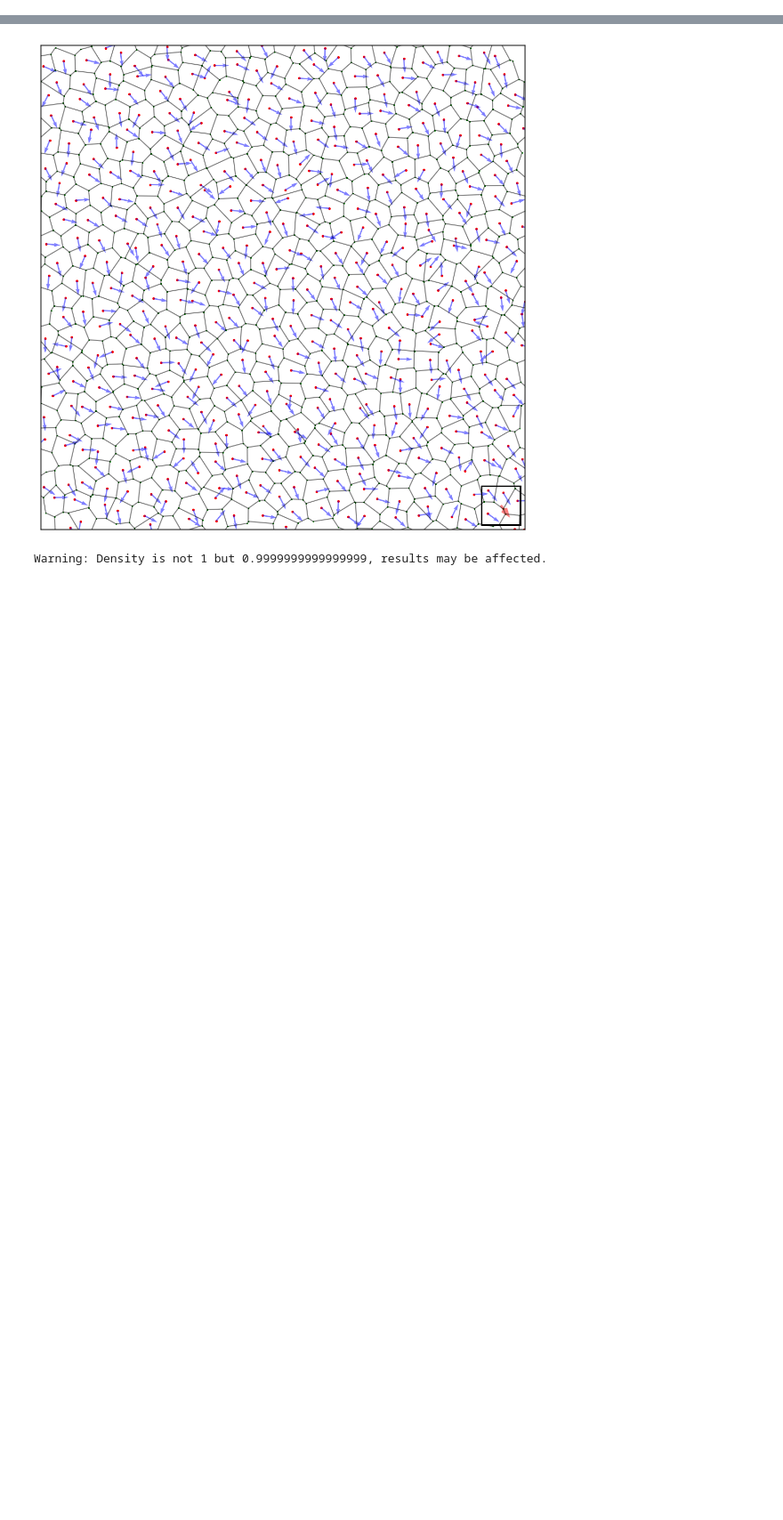
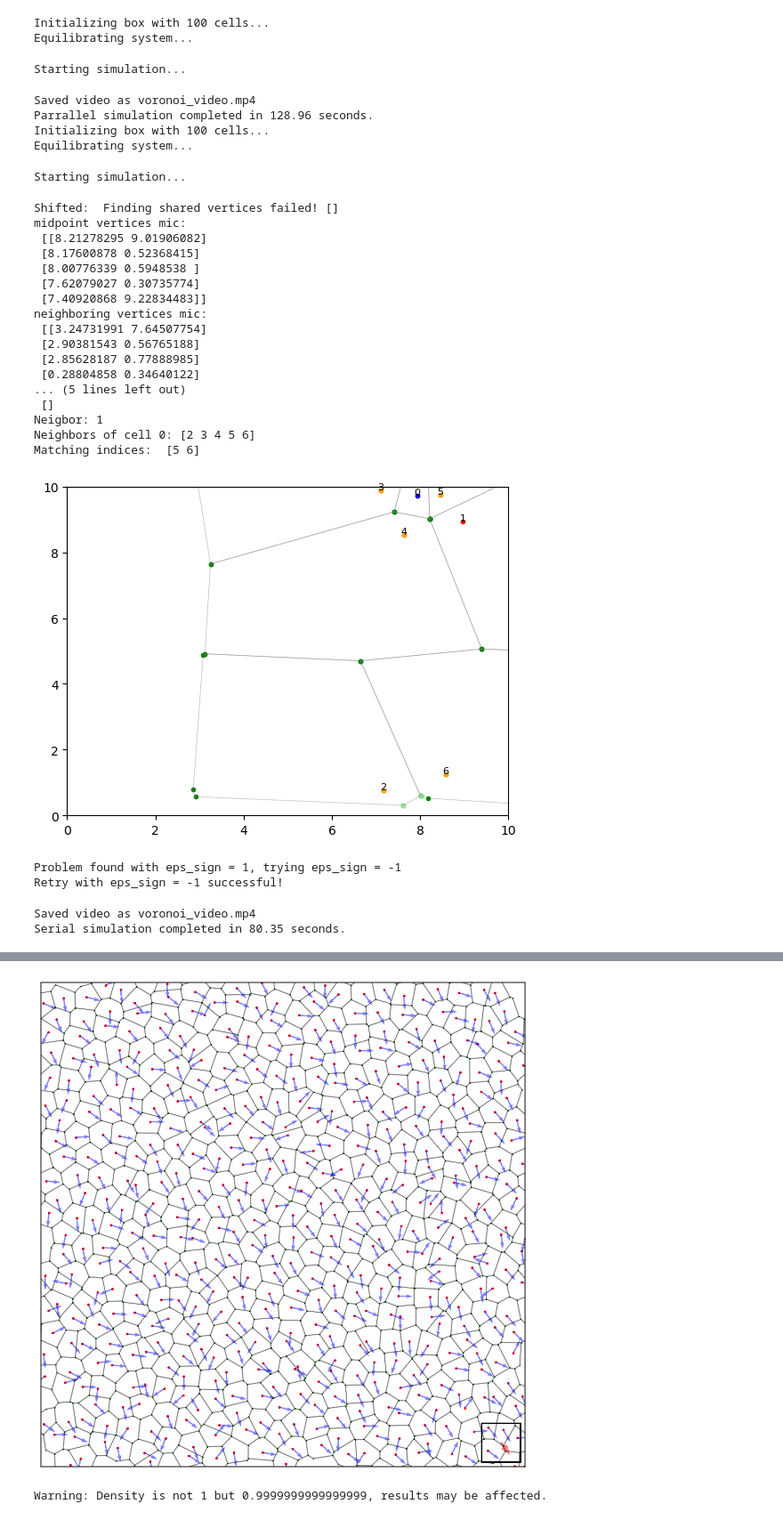
Before and after one commit to benjaminlaier/spv-simulation, a Jupyter notebook: test.ipynb, the cells around one changed output, grey strips where cells are left out. Shown at 89% size. Saved outputs shown, nothing was run; the diff lists cells and outputs as text; code cells hidden in the pictures; blank space fills up the shorter version.

Commit message:
Parallelization the second but now its actually all

```diff
--- a/test.ipynb
+++ b/test.ipynb
@@ -30 +30,41 @@ from simulation import (
 )
+# %%
+starttime = perf_counter()
+simulation_loop(N = 100, phi = 1.0, dt = 0.01, T = 2, P_0 = 3.8, J = 0.00, run = 'test_fast', equi_steps = 0, plot = False, save_interval = 50, load_run = None, n_jobs = -1, use_parallel = True)
+endtime = perf_counter()
+print(f"Parrallel simulation completed in {endtime - starttime:.2f} seconds.")
+starttime = perf_counter()
+simulation_loop(N = 100, phi = 1.0, dt = 0.01, T = 2, P_0 = 3.8, J = 0.00, run = 'test_serial', equi_steps = 0, plot = False, save_interval = 50, load_run = None, n_jobs = -1, use_parallel = False)
+endtime = perf_counter()
+print(f"Serial simulation completed in {endtime - starttime:.2f} seconds.")
+# %% [output]
+Initializing box with 100 cells...
+Equilibrating system...
+Starting simulation...
+Saved video as voronoi_video.mp4
+Parrallel simulation completed in 128.96 seconds.
+Initializing box with 100 cells...
+Equilibrating system...
+Starting simulation...
+Shifted:  Finding shared vertices failed! []
+midpoint vertices mic:
+ [[8.21278295 9.01906082]
+ [8.17600878 0.52368415]
+ [8.00776339 0.5948538 ]
+ [7.62079027 0.30735774]
+ [7.40920868 9.22834483]]
+neighboring vertices mic:
+ [[3.24731991 7.64507754]
+ [2.90381543 0.56765188]
+ [2.85628187 0.77888985]
+ [0.28804858 0.34640122]
+... (5 lines left out)
+ []
+Neigbor: 1
+Neighbors of cell 0: [2 3 4 5 6]
+Matching indices:  [5 6]
+[figure, added]
+Problem found with eps_sign = 1, trying eps_sign = -1
+Retry with eps_sign = -1 successful!
+Saved video as voronoi_video.mp4
+Serial simulation completed in 80.35 seconds.
```
Also changed, not shown: parts of 10 cells of this notebook, 6 other files.
